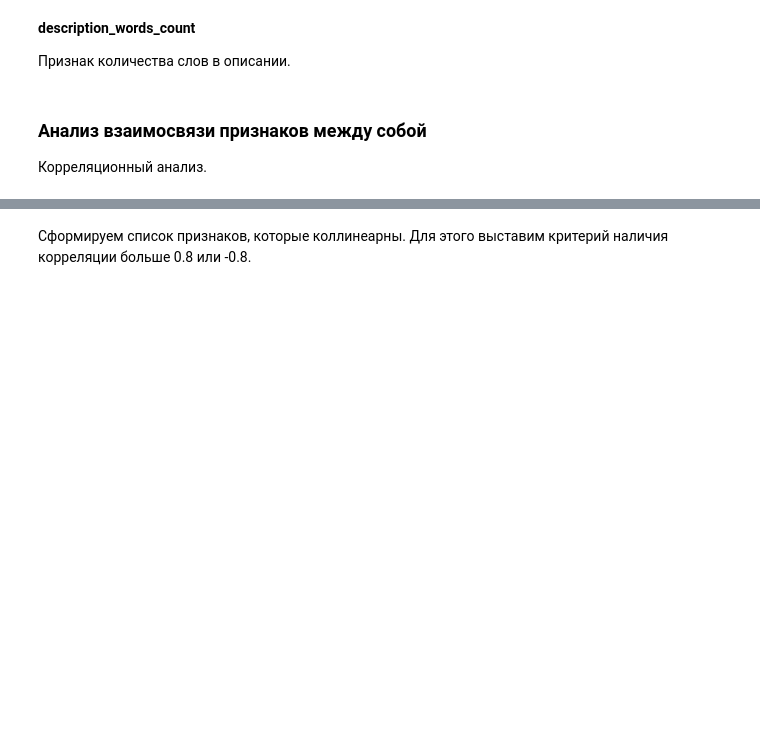
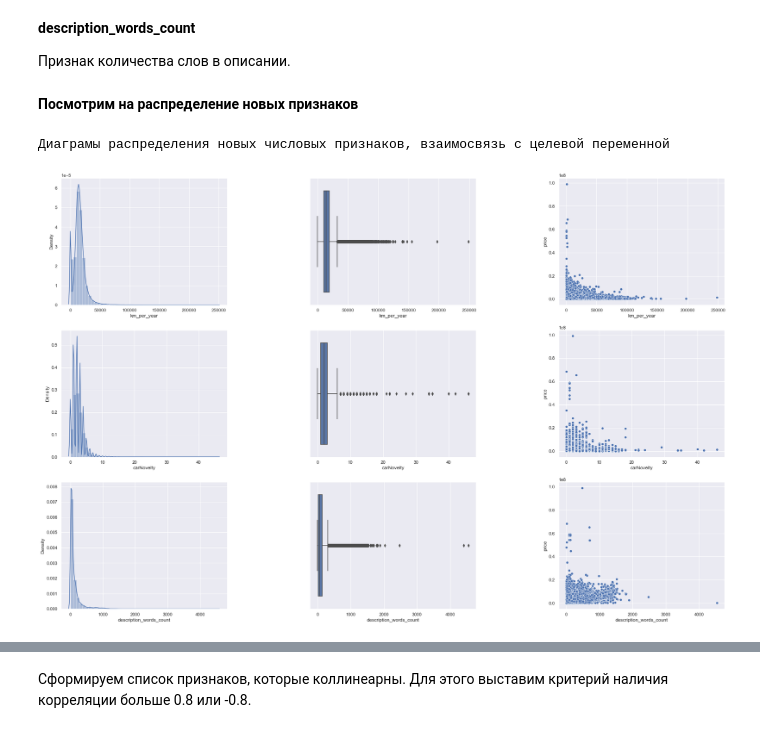
Before and after one commit to LudmilaGR/SF_DSPR_28_Gil, a Jupyter notebook: module_6/[SF-DST Car Price Prediction] Modelling DSPR-28 .ipynb, the cells around one changed output, grey strips where cells are left out. Cells and saved outputs as stored; diff of their text form; code cells hidden in the pictures; blank space fills up the shorter version.

Commit message:
Added new features, started outliers analysis

```diff
--- a/module_6/[SF-DST Car Price Prediction] Modelling DSPR-28 .ipynb
+++ b/module_6/[SF-DST Car Price Prediction] Modelling DSPR-28 .ipynb
@@ -2151,7 +2139,0 @@ def iqr_analysis(series, mode=False):
-# %%
-# Проанализируем выбросы для бинарных и номинативных признаков
-print("Отчет о наличии выбросов в датасете.\n")
-for col in (bin_cols + num_cols + target_col):
-    print("\nПризнак: ", col)
-    iqr_analysis(data[col])
-    print("-" * 100)
@@ -2366,7 +2335,8 @@ bin_cols_new.append('prodDate_5Y')
 - 0 - заполнено.
 # %%
 # Создадим новый признак, что время владения не указано
-data['ownershipTimeIsNull'] = np.where(data['ownershipTimeMonths'].isnull(), 1, 0)
+data['ownershipTimeIsNull'] = np.where(
+    data['ownershipTimeMonths'].isnull(), 1, 0)
 # %%
 # Добавляем новые признаки
 bin_cols.append('ownershipTimeIsNull')
@@ -2443,7 +2432,8 @@ for item in data.brand.unique():
     # Среднее по всем значениям моделей бренда
     mean_model = data[data.brand == item]['model'].value_counts().values.mean()
     # Добавляем признак во временный датафрейм
-    model_df['modelPopular'] = model_df.model.apply(lambda x: 1 if x >= mean_model else 0)
+    model_df['modelPopular'] = model_df.model.apply(
+        lambda x: 1 if x >= mean_model else 0)
     # Удалим ненужный столбец
     model_df.drop('model', axis=1, inplace=True)
     # Создаем словарь популярности брендов
@@ -2507,12 +2540,32 @@ bin_cols_new.append('colorPopular')
 # Заполним пропуски
 data['description'] = data['description'].fillna('[]')
 # Создаем новый признак количества слов в описании
-data['description_words_count'] = data['description'].apply(lambda x: len(x.split()))
+data['description_words_count'] = data['description'].apply(
+    lambda x: len(x.split()))
 # %%
 # Добавляем новый признак
 num_cols.append('description_words_count')
 num_cols_new.append('description_words_count')
-# %% [markdown]
-### Анализ взаимосвязи признаков между собой
-
-Корреляционный анализ.
+# %% [markdown]
+**Посмотрим на распределение новых признаков**
+# %%
+"""
+print("Диаграмы распределения новых числовых признаков, взаимосвязь с целевой переменной")
+
+fig, axes = plt.subplots(len(num_cols_new), 3, figsize=(30, 20))
+plt.subplots_adjust(wspace=0.5)
+axes = axes.flatten()
+i = 0
+
+for col in num_cols_new:
+    sns.distplot(data[col], ax=axes[i])
+    i = i + 1
+    sns.boxplot(data[col], ax=axes[i])
+    i = i + 1
+    sns.scatterplot(data=data[data['train'] == 1],
+                    x=col, y="price", ax=axes[i])
+    i = i + 1
+"""
+# %% [output]
+Диаграмы распределения новых числовых признаков, взаимосвязь с целевой переменной
+[figure, added]
```
Also changed, not shown: parts of 108 cells of this notebook.
